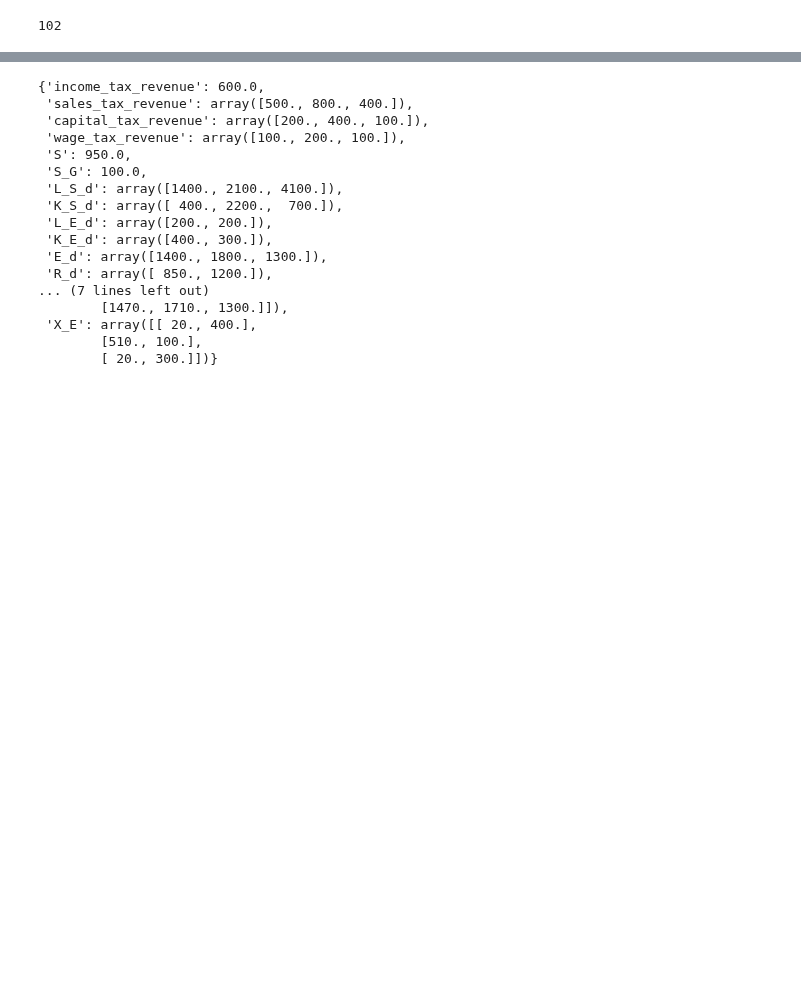
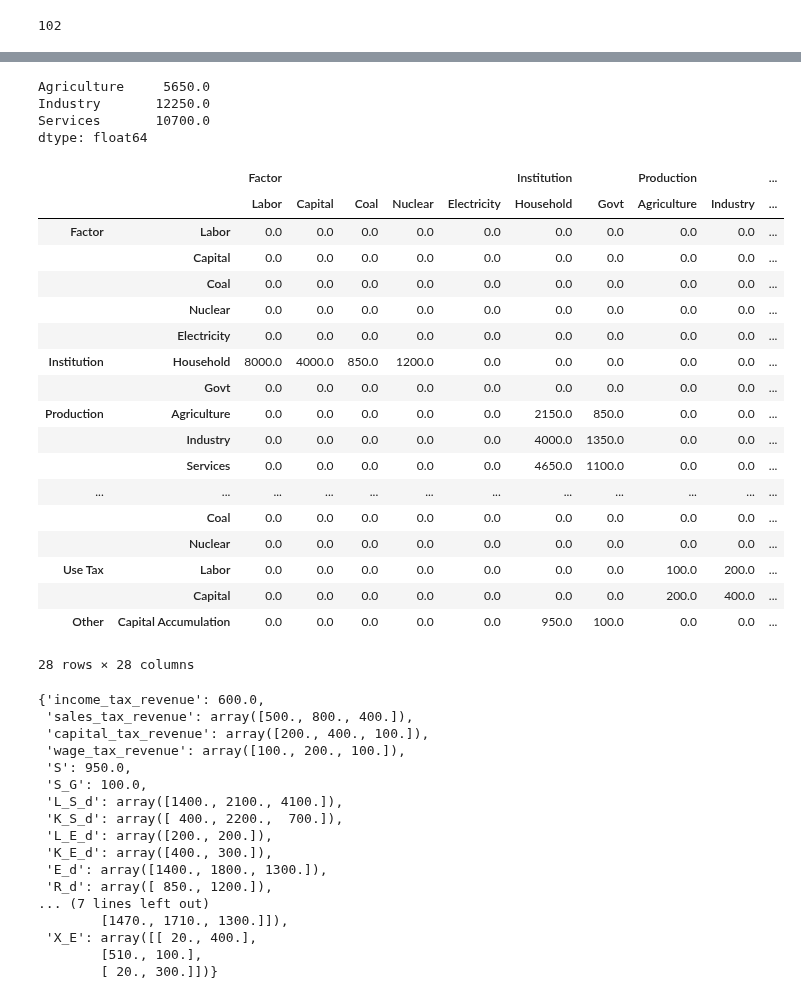
Before and after one commit to jessegrabowski/cge_modeling, a Jupyter notebook: notebooks/10 - CES Energy bundler backward calibration.ipynb, the cells around one changed output, grey strips where cells are left out. Cells and saved outputs as stored; diff of their text form; code cells hidden in the pictures; blank space fills up the shorter version.

```diff
--- a/notebooks/10 - CES Energy bundler backward calibration.ipynb
+++ b/notebooks/10 - CES Energy bundler backward calibration.ipynb
@@ -552,7 +576,7 @@ len(mod.unpacked_equation_names)
 # %%
 # backward calibration SAM
 # %%
-df = pd.read_csv("data/10_sam_tax2.csv", index_col=[0, 1], header=[0, 1]).map(float).fillna(0)
+df = pd.read_csv("data/10_sam_tax3.csv", index_col=[0, 1], header=[0, 1]).map(float).fillna(0)
 # assert np.allclose(df.sum(axis=0), df.sum(axis=1))
 # %%
 df.sum() - df.sum(axis=1)
@@ -611,6 +637,13 @@ econometric_estimates = {
     "epsilon_W": np.ones(n_eprod) * 5.0,
     "epsilon_Es": 3.0,
 }
+# %%
+df.loc[("Production")].loc[sectors_pretty_name].sum(axis=1)
+# %% [output]
+Agriculture     5650.0
+Industry       12250.0
+Services       10700.0
+dtype: float64
 # %%
 def get_CES_2goods_params(fac1, fac2, p1, p2, output, epsilon):
     _rho = (epsilon - 1) / epsilon
@@ -756,6 +787,28 @@ def calibrate_model(
             d[obj.name] = locals()[obj.name]
 
     return d
+# %%
+df
+# %% [output]
+|  |  | Factor |  |  |  |  | Institution |  | Production |  | ... |
+|  |  | Labor | Capital | Coal | Nuclear | Electricity | Household | Govt | Agriculture | Industry | ... |
+| Factor | Labor | 0.0 | 0.0 | 0.0 | 0.0 | 0.0 | 0.0 | 0.0 | 0.0 | 0.0 | ... |
+|  | Capital | 0.0 | 0.0 | 0.0 | 0.0 | 0.0 | 0.0 | 0.0 | 0.0 | 0.0 | ... |
+|  | Coal | 0.0 | 0.0 | 0.0 | 0.0 | 0.0 | 0.0 | 0.0 | 0.0 | 0.0 | ... |
+|  | Nuclear | 0.0 | 0.0 | 0.0 | 0.0 | 0.0 | 0.0 | 0.0 | 0.0 | 0.0 | ... |
+|  | Electricity | 0.0 | 0.0 | 0.0 | 0.0 | 0.0 | 0.0 | 0.0 | 0.0 | 0.0 | ... |
+| Institution | Household | 8000.0 | 4000.0 | 850.0 | 1200.0 | 0.0 | 0.0 | 0.0 | 0.0 | 0.0 | ... |
+|  | Govt | 0.0 | 0.0 | 0.0 | 0.0 | 0.0 | 0.0 | 0.0 | 0.0 | 0.0 | ... |
+| Production | Agriculture | 0.0 | 0.0 | 0.0 | 0.0 | 0.0 | 2150.0 | 850.0 | 0.0 | 0.0 | ... |
+|  | Industry | 0.0 | 0.0 | 0.0 | 0.0 | 0.0 | 4000.0 | 1350.0 | 0.0 | 0.0 | ... |
+|  | Services | 0.0 | 0.0 | 0.0 | 0.0 | 0.0 | 4650.0 | 1100.0 | 0.0 | 0.0 | ... |
+| ... | ... | ... | ... | ... | ... | ... | ... | ... | ... | ... | ... |
+|  | Coal | 0.0 | 0.0 | 0.0 | 0.0 | 0.0 | 0.0 | 0.0 | 0.0 | 0.0 | ... |
+|  | Nuclear | 0.0 | 0.0 | 0.0 | 0.0 | 0.0 | 0.0 | 0.0 | 0.0 | 0.0 | ... |
+| Use Tax | Labor | 0.0 | 0.0 | 0.0 | 0.0 | 0.0 | 0.0 | 0.0 | 100.0 | 200.0 | ... |
+|  | Capital | 0.0 | 0.0 | 0.0 | 0.0 | 0.0 | 0.0 | 0.0 | 200.0 | 400.0 | ... |
+| Other | Capital Accumulation | 0.0 | 0.0 | 0.0 | 0.0 | 0.0 | 950.0 | 100.0 | 0.0 | 0.0 | ... |
+28 rows × 28 columns
 # %%
 initial_data
 # %% [output]
```
Also changed, not shown: parts of 12 cells of this notebook.
